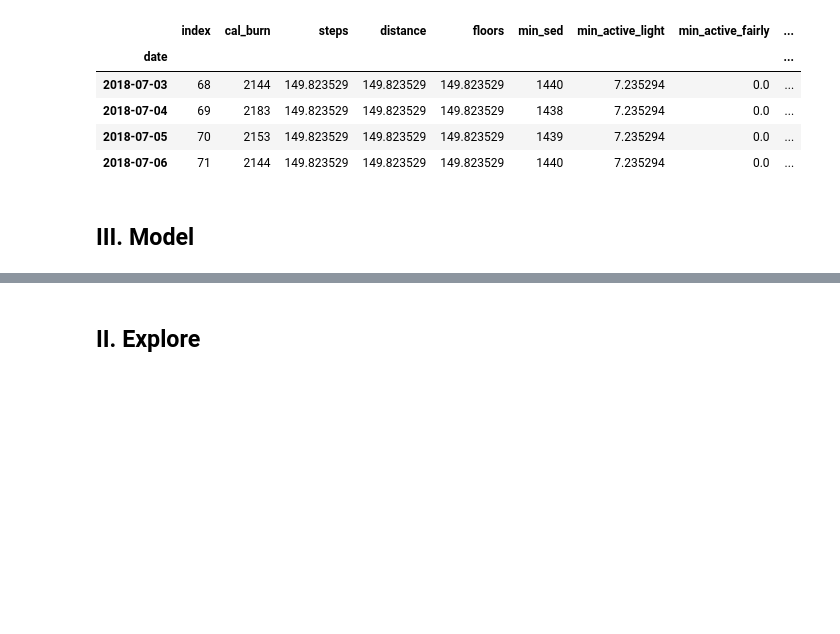
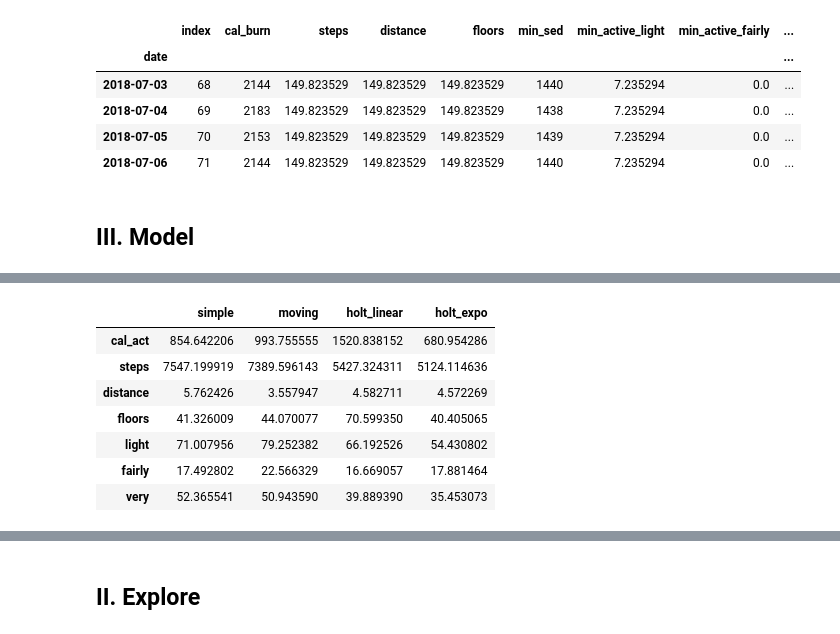
Before and after one commit to BlancoRD/Fitbit-Time-Series, a Jupyter notebook: setup.ipynb, the cells around one changed output, grey strips where cells are left out. Saved outputs shown, nothing was run; the diff lists cells and outputs as text; code cells hidden in the pictures; blank space fills up the shorter version.

```diff
--- a/setup.ipynb
+++ b/setup.ipynb
@@ -438,0 +282,15 @@ predictions["rmse_holtes"] = math.sqrt(metrics.mean_squared_error(predictions.ca
+# %%
+rmsey, rmse_steps, rmse_distance, rmse_floors, rmse_light, rmse_fairly, rmse_very = model.get_all_rmse(test,train)
+# %%
+rmse_table = model.generate_rmse_table(rmsey, rmse_steps, rmse_distance, rmse_floors, rmse_light, rmse_fairly, rmse_very)
+# %%
+rmse_table
+# %% [output]
+|  | simple | moving | holt_linear | holt_expo |
+| cal_act | 854.642206 | 993.755555 | 1520.838152 | 680.954286 |
+| steps | 7547.199919 | 7389.596143 | 5427.324311 | 5124.114636 |
+| distance | 5.762426 | 3.557947 | 4.582711 | 4.572269 |
+| floors | 41.326009 | 44.070077 | 70.599350 | 40.405065 |
+| light | 71.007956 | 79.252382 | 66.192526 | 54.430802 |
+| fairly | 17.492802 | 22.566329 | 16.669057 | 17.881464 |
+| very | 52.365541 | 50.943590 | 39.889390 | 35.453073 |
```
Also changed, not shown: parts of 63 cells of this notebook, 1 other file.
